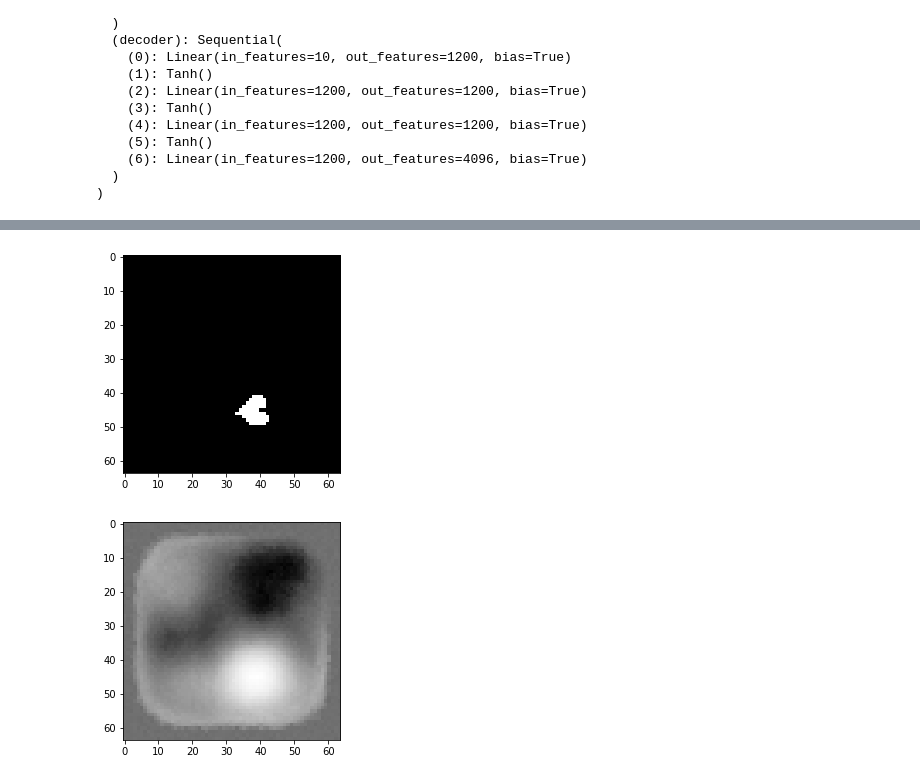
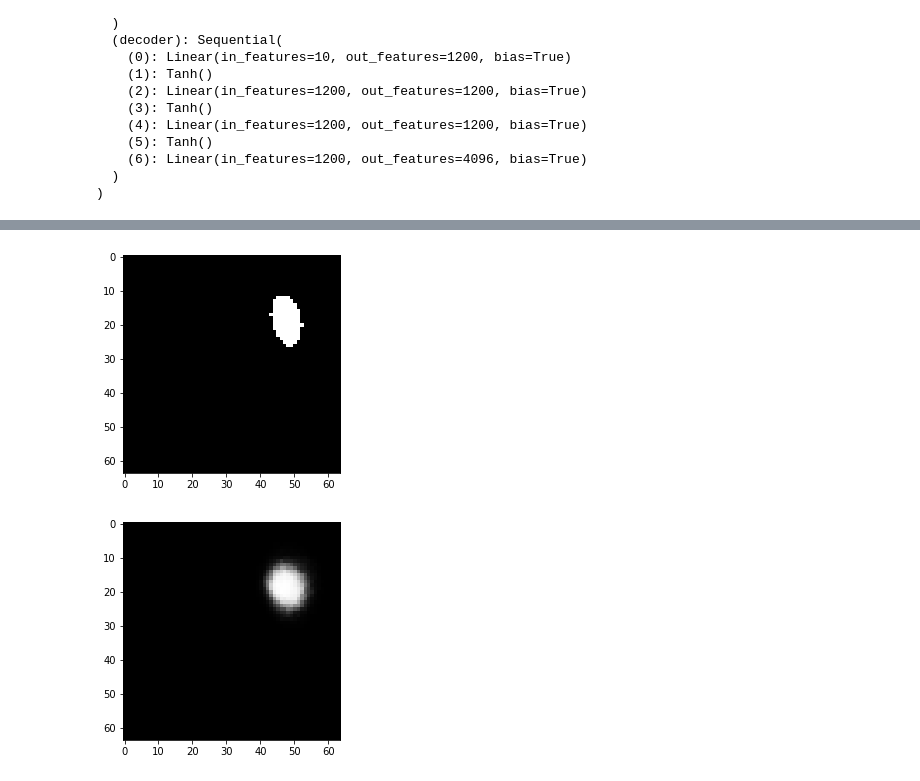
Before and after one commit to hzzhyj/atml, a Jupyter notebook: experiments/BetaVAE.ipynb, the cells around one changed output, grey strips where cells are left out. Saved outputs shown, nothing was run; the diff lists cells and outputs as text; code cells hidden in the pictures.

Commit message:
trained models

```diff
--- a/experiments/BetaVAE.ipynb
+++ b/experiments/BetaVAE.ipynb
@@ -13,7 +14,7 @@ sys.path.append(module_path+"/models")
 sys.path.append(module_path+"/train")
 sys.path.append(module_path+"/datasets")
 # %%
-if torch.cuda.is_available:
+if torch.cuda.is_available():
     device = torch.device('cuda')
 else:
     device = torch.device('cpu')
@@ -36,7 +37,7 @@ dataset = dataset[indices]
 # %%
 data_train, data_test = train_test_random_split(dataset, 0.8)
 # %%
-batch_size = 1
+batch_size = 64
 train_loader = DataLoader(data_train, batch_size=batch_size, shuffle=True)
 test_loader = DataLoader(data_test, batch_size=batch_size, shuffle=True)
 # %%
@@ -64,5 +65,5 @@ BetaVAEDSprites(
 # %%
 optimizer = torch.optim.Adagrad(model.parameters(), lr=1e-2)
 # %%
-train_beta_vae(model, 10, train_loader, optimizer, 1, 'bernoulli', device=device)
+train_beta_vae(model, 10, train_loader, optimizer, 1, 'bernoulli', device)
 # %% [output]
@@ -74,15 +94,15 @@ Test loss: 103.14901733398438
 # %%
 torch.save(model, 'betavae_beta1_e10.dat')
 # %%
-index = 4
-original = dataset[index].float()
+index = 100
+original = dataset[index].float().to(device)
 recon, mu, logvar = model(original)
-plt.imshow(original, cmap='Greys_r')
+plt.imshow(original.cpu(), cmap='Greys_r')
 plt.show()
-plt.imshow(recon.detach().view(64,64), cmap='Greys_r')
+plt.imshow(torch.sigmoid(recon.cpu().detach()).view(64,64), cmap='Greys_r')
 plt.show()
 # %% [output]
-[figure, old version]
+[figure, new version]
-[figure, old version]
+[figure, new version]
 # %%
 torch.save(model, 'betavae_beta1_e10.dat')
```
Also changed, not shown: parts of 7 cells of this notebook, 9 other files.
